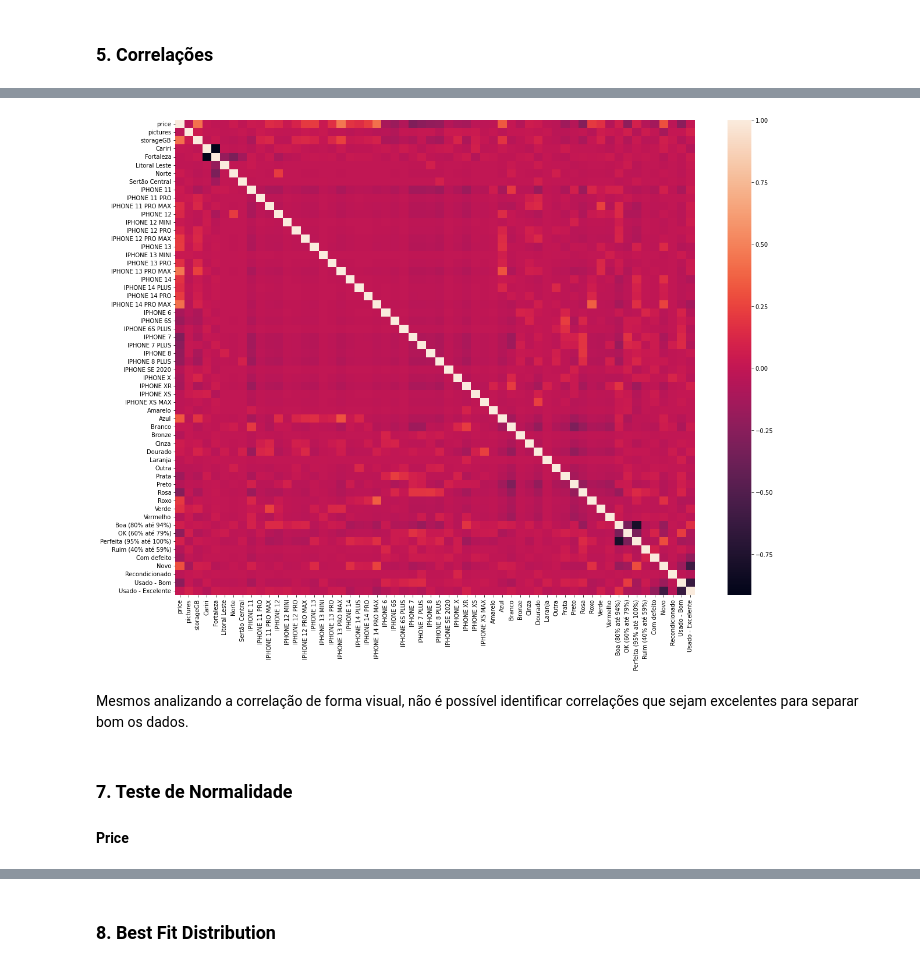
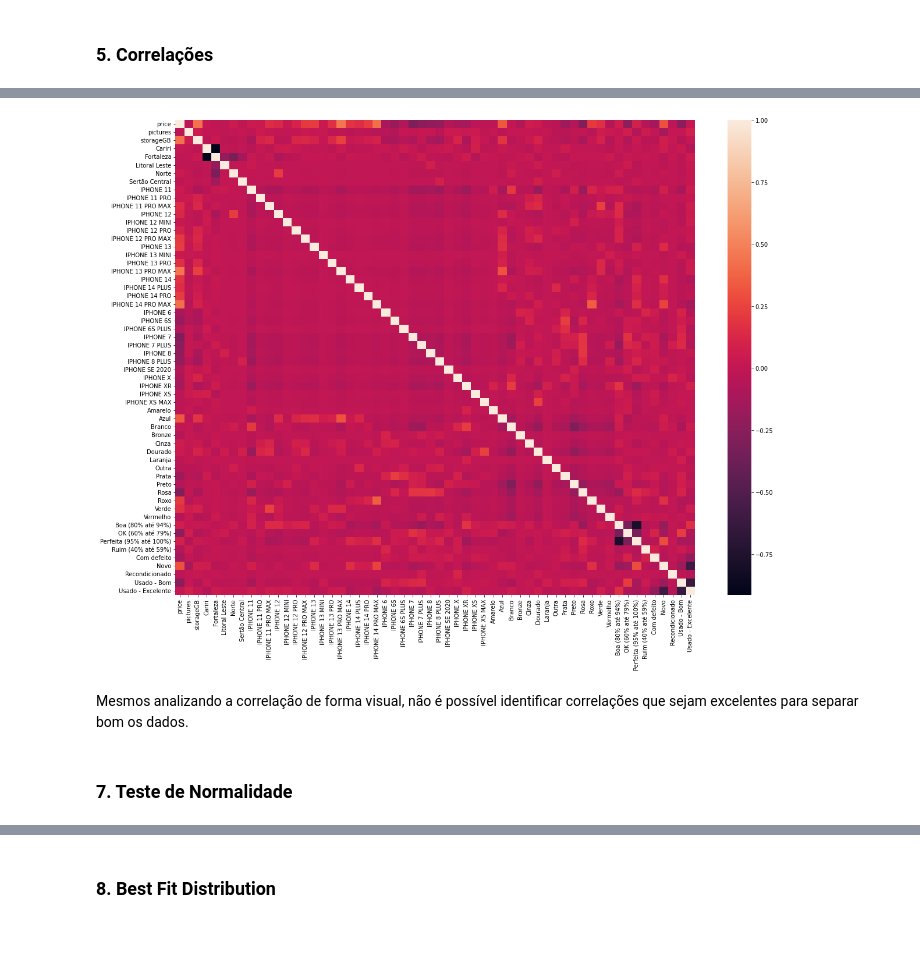
Before and after one commit to vauxgomes/ufc-ckp9011, a Jupyter notebook: analysis/iphones-olx-ce-analysis.ipynb, the cells around one changed output, grey strips where cells are left out. Drawn from its saved outputs; the diff is of its cells as text; code cells hidden in the pictures; blank space fills up the shorter version.

```diff
--- a/analysis/iphones-olx-ce-analysis.ipynb
+++ b/analysis/iphones-olx-ce-analysis.ipynb
@@ -291,14 +315,12 @@ df_ = df_.join(pd.get_dummies(df.eletronicsCondition))
 
 #
 correlation_matrix = df_.corr()
-# %%
-fig, ax = plt.subplots(figsize=(20, 15))
-_ = sn.heatmap(correlation_matrix, ax=ax)
-# %% [output]
-[figure, removed]
-# %% [markdown]
-Mesmos analizando a correlação de forma visual, não é possível identificar correlações que sejam excelentes para separar bom os dados.
-# %% [markdown]
-### 7. Teste de Normalidade
-
-#### Price
+# %%
+fig, ax = plt.subplots(figsize=(20, 15))
+_ = sns.heatmap(correlation_matrix, ax=ax)
+# %% [output]
+[figure, added]
+# %% [markdown]
+Mesmos analizando a correlação de forma visual, não é possível identificar correlações que sejam excelentes para separar bom os dados.
+# %% [markdown]
+### 7. Teste de Normalidade
```
Also changed, not shown: parts of 27 cells of this notebook.
